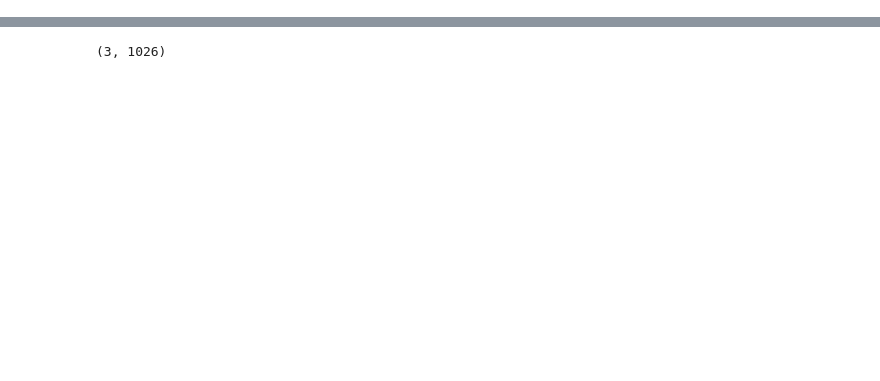
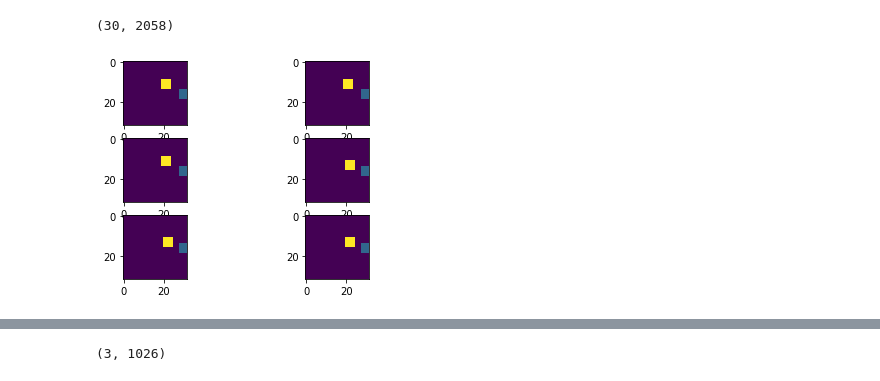
Before and after one commit to PradeepKadubandi/DemoPlanner, a Jupyter notebook: env-generation.ipynb, the cells around one changed output, grey strips where cells are left out. Saved outputs shown, nothing was run; the diff lists cells and outputs as text; code cells hidden in the pictures; blank space fills up the shorter version.

```diff
--- a/env-generation.ipynb
+++ b/env-generation.ipynb
@@ -138,2 +141,2 @@ def generate_trajectory_data(no_of_trajectories):
 # %%
-problem_sample, data_samples = generate_trajectory_data(3)
+seq_samples = generate_trajectory_data(3)
@@ -142,0 +143,16 @@ print (data_samples.shape)
+# %%
+print (seq_samples.shape)
+# %% [output]
+(30, 2058)
+# %%
+fig = plt.figure()
+rows = 3
+do = DataObject(2,2,32*32,2)
+do.fill_from_array(seq_samples)
+for r in range(rows):
+    plt.subplot(rows,2,r*2 + 1)
+    plt.imshow(do.I[r].reshape((32, 32)))
+    plt.subplot(rows,2,r*2 + 2)
+    plt.imshow(do.In[r].reshape((32, 32)))
+# %% [output]
+[figure, added]
```
Also changed, not shown: parts of 11 cells of this notebook, 6 other files.
